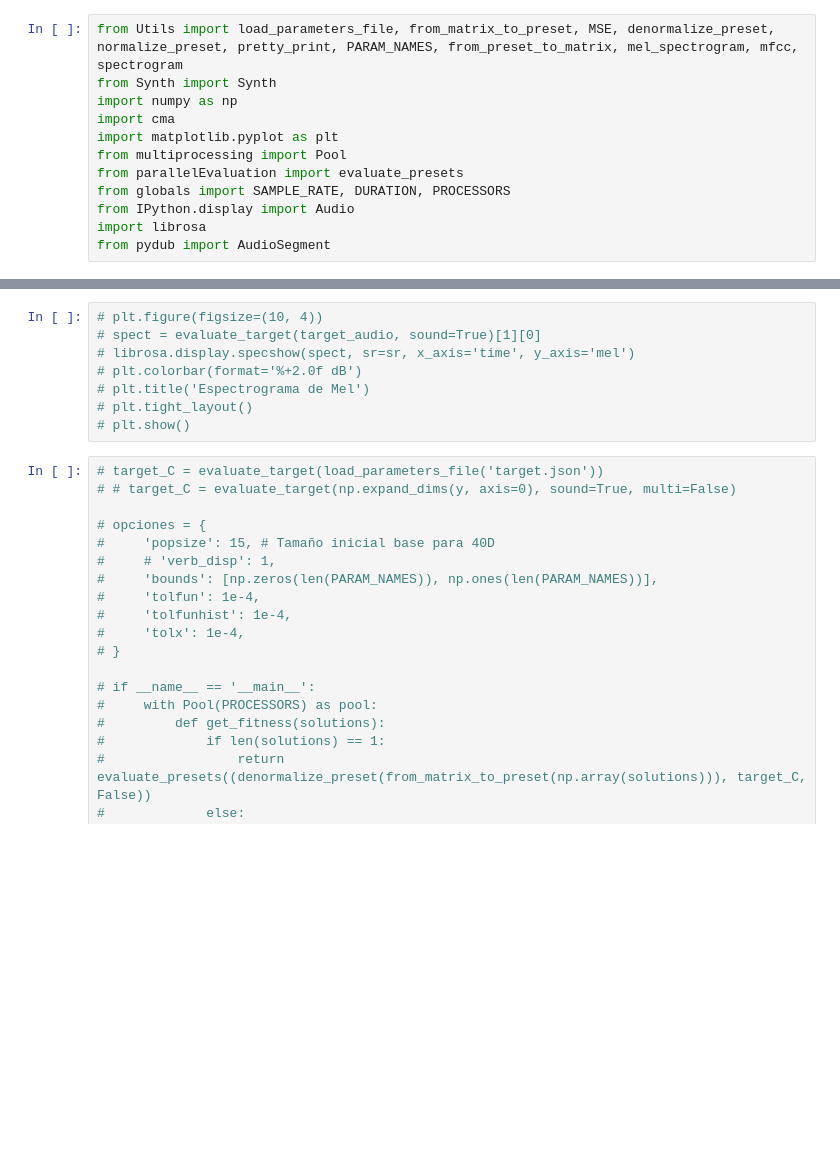
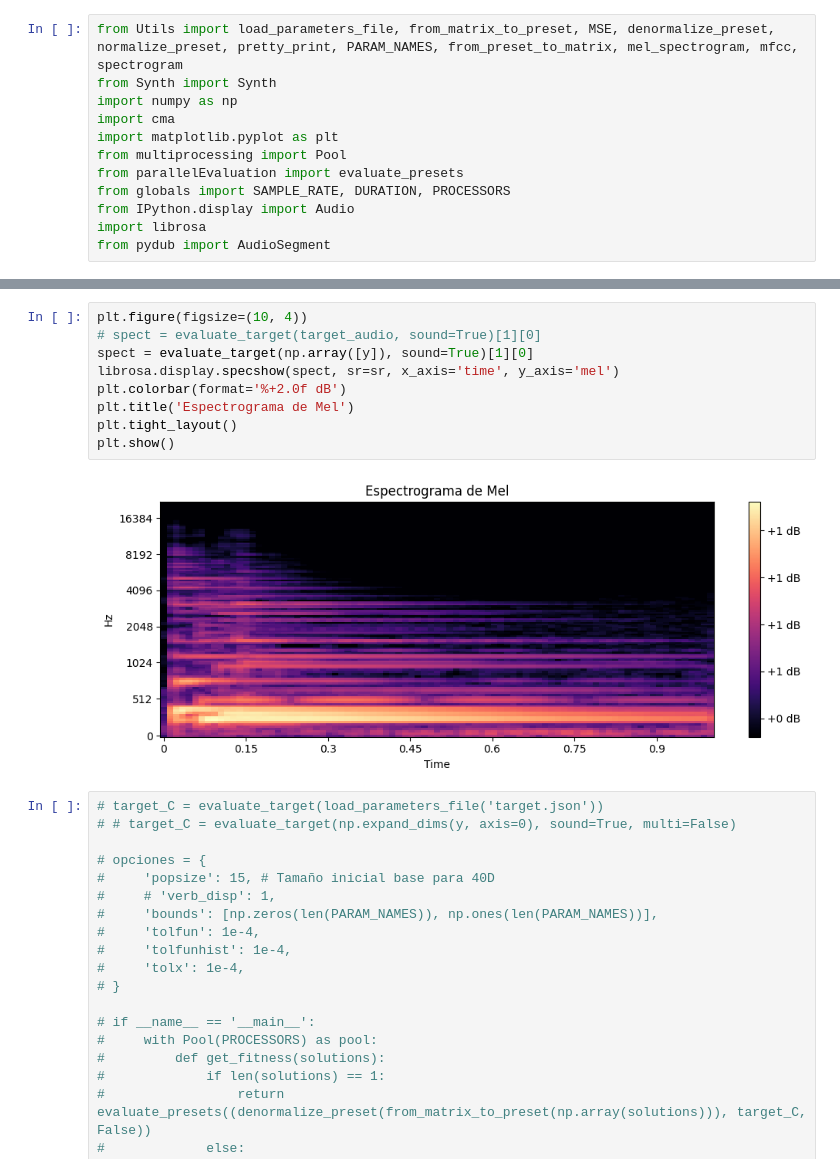
Before and after one commit to steelspikes/Synth, a Jupyter notebook: scripts/5_inverse_synth.ipynb, the cells around one changed output, grey strips where cells are left out. Drawn from its saved outputs; the diff is of its cells as text; blank space fills up the shorter version.

```diff
--- a/scripts/5_inverse_synth.ipynb
+++ b/scripts/5_inverse_synth.ipynb
@@ -75,12 +77,15 @@ Audio(y, rate=SAMPLE_RATE)
 [interactive output not drawn]
 # %%
-# plt.figure(figsize=(10, 4))
+plt.figure(figsize=(10, 4))
 # spect = evaluate_target(target_audio, sound=True)[1][0]
-# librosa.display.specshow(spect, sr=sr, x_axis='time', y_axis='mel')
-# plt.colorbar(format='%+2.0f dB')
-# plt.title('Espectrograma de Mel')
-# plt.tight_layout()
-# plt.show()
+spect = evaluate_target(np.array([y]), sound=True)[1][0]
+librosa.display.specshow(spect, sr=sr, x_axis='time', y_axis='mel')
+plt.colorbar(format='%+2.0f dB')
+plt.title('Espectrograma de Mel')
+plt.tight_layout()
+plt.show()
+# %% [output]
+[figure, added]
 # %%
 # target_C = evaluate_target(load_parameters_file('target.json'))
 # # target_C = evaluate_target(np.expand_dims(y, axis=0), sound=True, multi=False)
```
Also changed, not shown: parts of 10 cells of this notebook, 23 other files.
